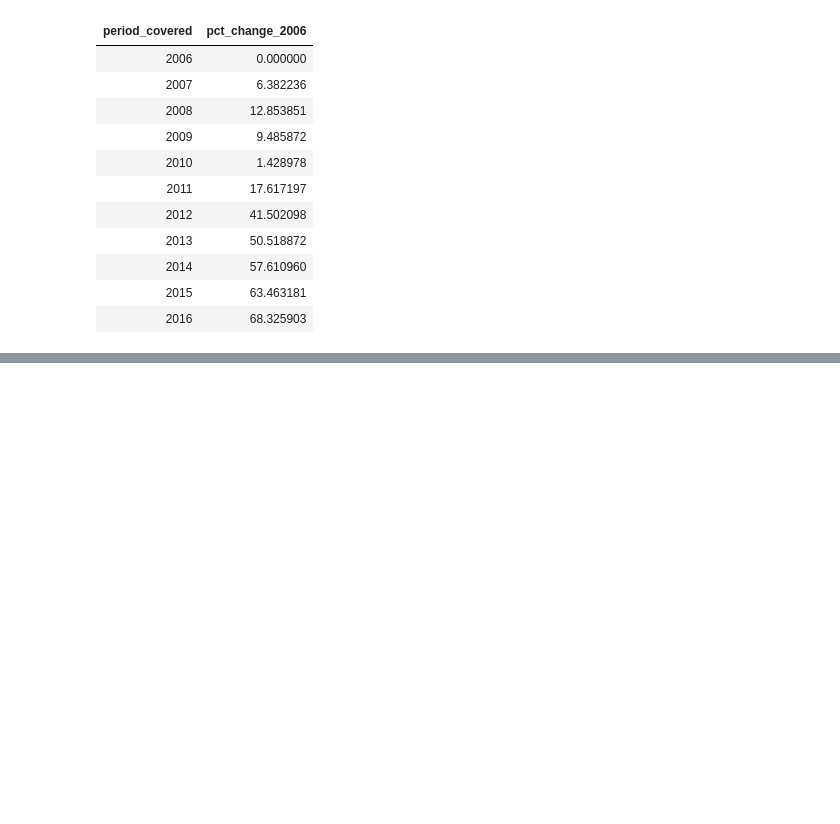
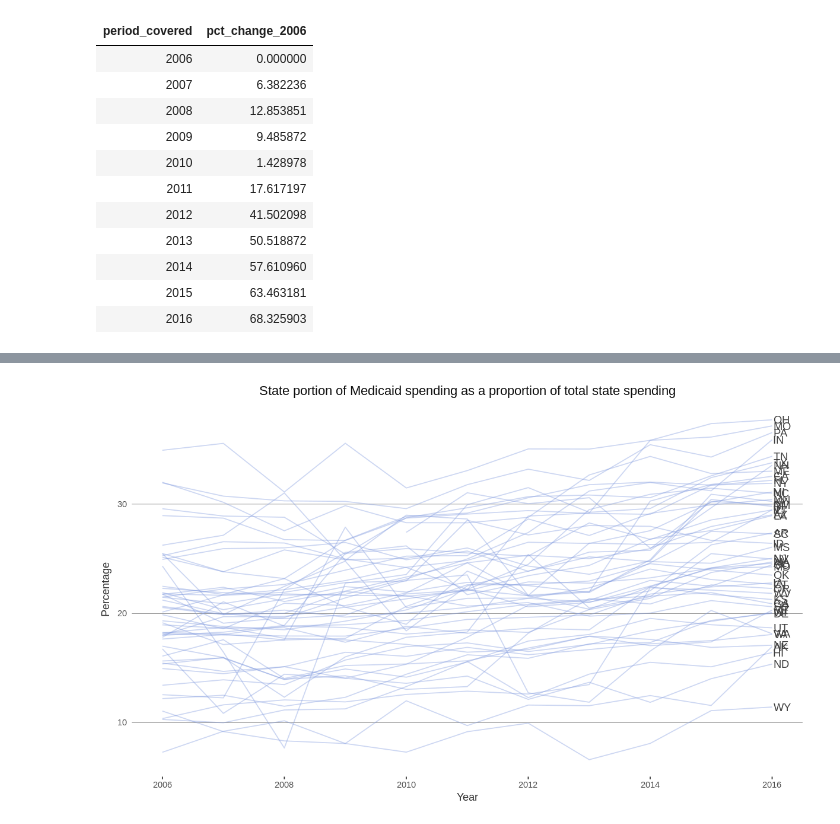
Before and after one commit to PublicI/medicaid-graphic, a Jupyter notebook: graphic.ipynb, the cells around one changed output, grey strips where cells are left out. Cells and saved outputs as stored; diff of their text form; code cells hidden in the pictures; blank space fills up the shorter version.

```diff
--- a/graphic.ipynb
+++ b/graphic.ipynb
@@ -120,0 +167,20 @@ Warning message:
+# %%
+ggplot(df,aes(period_covered,medicaid_as_share_of_all_spending)) +
+    geom_line(color = '#829be0',alpha=0.4,aes(group=st_abbreviation)) +
+    xlab('Year') +
+    ylab('Percentage') +
+    ggtitle('State portion of Medicaid spending as a proportion of total state spending') +
+    geom_text(data = df[df$period_covered == max(df$period_covered),],
+            aes(label = st_abbreviation),
+            color = 'gray25',
+            hjust = -.1) +
+    theme(legend.position = 'none',
+        panel.background = element_blank(),
+        axis.ticks.y = element_blank(),
+        panel.grid.major.x = element_blank(),
+        panel.grid.major.y = element_line(color = 'black', size = .1),
+        axis.title.x = element_text(color = 'gray20'),
+        axis.title.y = element_text(color = 'gray20'),
+        plot.title = element_text(colour = 'gray5', vjust = .5, hjust = 0.5))
+# %% [output]
+[figure, added]
```
Also changed, not shown: parts of 9 cells of this notebook.
